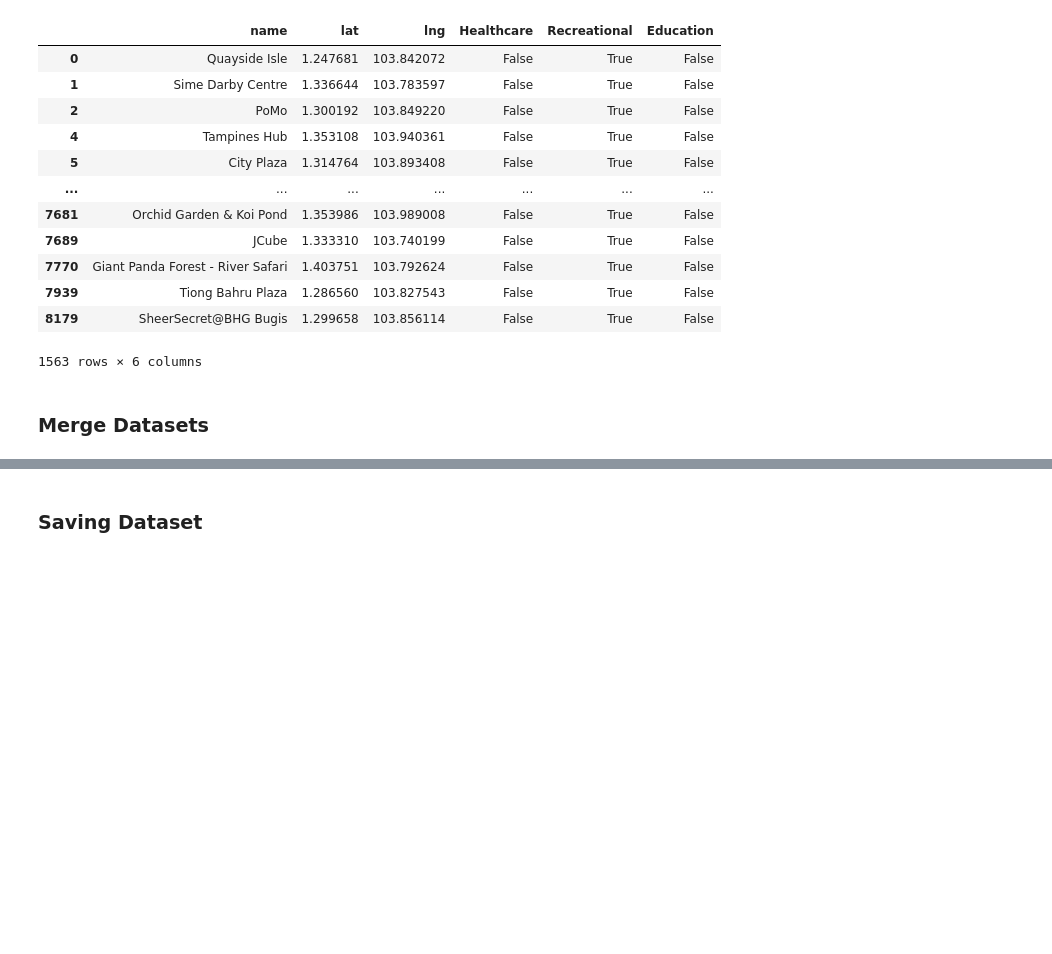
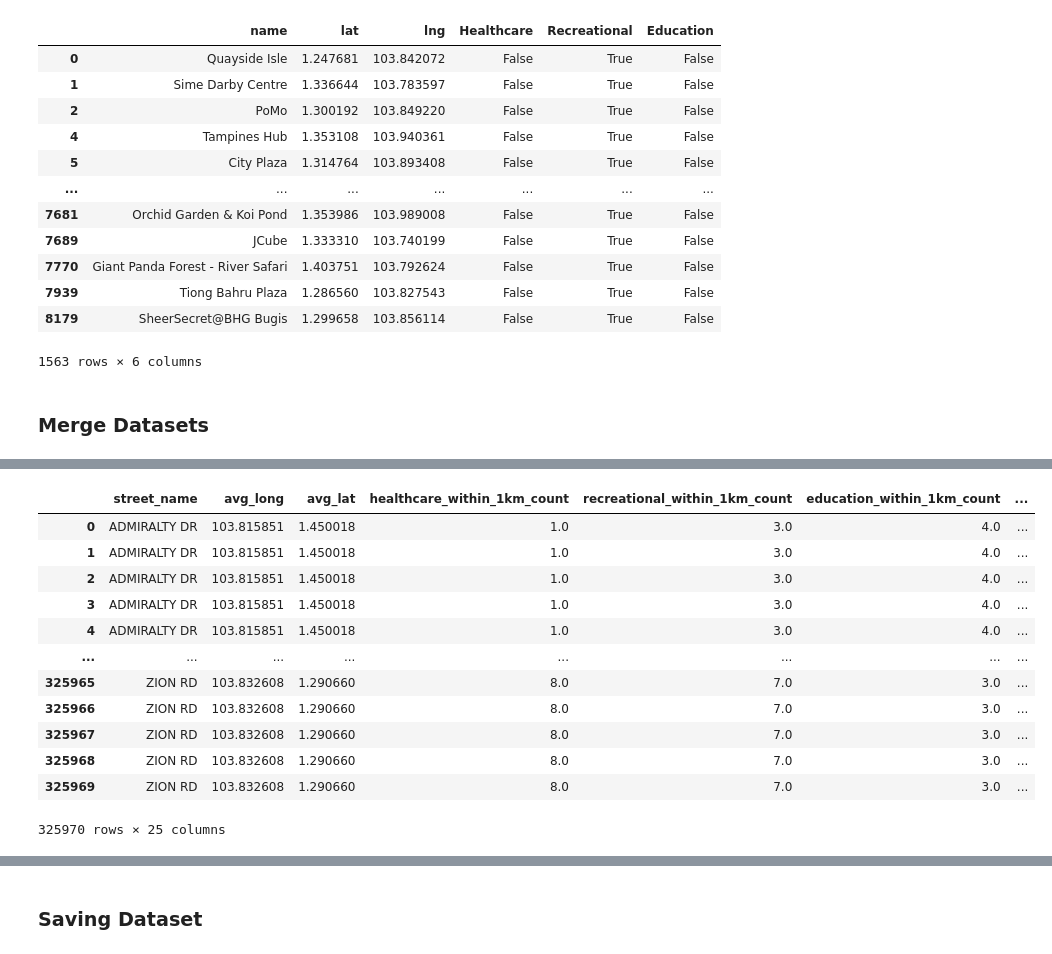
Before and after one commit to kkinmunn/is4303_hdbresale, a Jupyter notebook: eda/datablending.ipynb, the cells around one changed output, grey strips where cells are left out. Cells and saved outputs as stored; diff of their text form; code cells hidden in the pictures; blank space fills up the shorter version.

```diff
--- a/eda/datablending.ipynb
+++ b/eda/datablending.ipynb
@@ -387,2 +388,21 @@ hdb_resale_data
+# %%
+# Merge counts to dataset
+data_hdb_last15 = pd.merge(street_avg_coords, data_hdb_last15, on='street_name', how='left')
+
+data_hdb_last15
+# %% [output]
+|  | street_name | avg_long | avg_lat | healthcare_within_1km_count | recreational_within_1km_count | education_within_1km_count | ... |
+| 0 | ADMIRALTY DR | 103.815851 | 1.450018 | 1.0 | 3.0 | 4.0 | ... |
+| 1 | ADMIRALTY DR | 103.815851 | 1.450018 | 1.0 | 3.0 | 4.0 | ... |
+| 2 | ADMIRALTY DR | 103.815851 | 1.450018 | 1.0 | 3.0 | 4.0 | ... |
+| 3 | ADMIRALTY DR | 103.815851 | 1.450018 | 1.0 | 3.0 | 4.0 | ... |
+| 4 | ADMIRALTY DR | 103.815851 | 1.450018 | 1.0 | 3.0 | 4.0 | ... |
+| ... | ... | ... | ... | ... | ... | ... | ... |
+| 325965 | ZION RD | 103.832608 | 1.290660 | 8.0 | 7.0 | 3.0 | ... |
+| 325966 | ZION RD | 103.832608 | 1.290660 | 8.0 | 7.0 | 3.0 | ... |
+| 325967 | ZION RD | 103.832608 | 1.290660 | 8.0 | 7.0 | 3.0 | ... |
+| 325968 | ZION RD | 103.832608 | 1.290660 | 8.0 | 7.0 | 3.0 | ... |
+| 325969 | ZION RD | 103.832608 | 1.290660 | 8.0 | 7.0 | 3.0 | ... |
+325970 rows × 25 columns
 # %%
 # Check Merged Dataset
```
Also changed, not shown: parts of 6 cells of this notebook.
